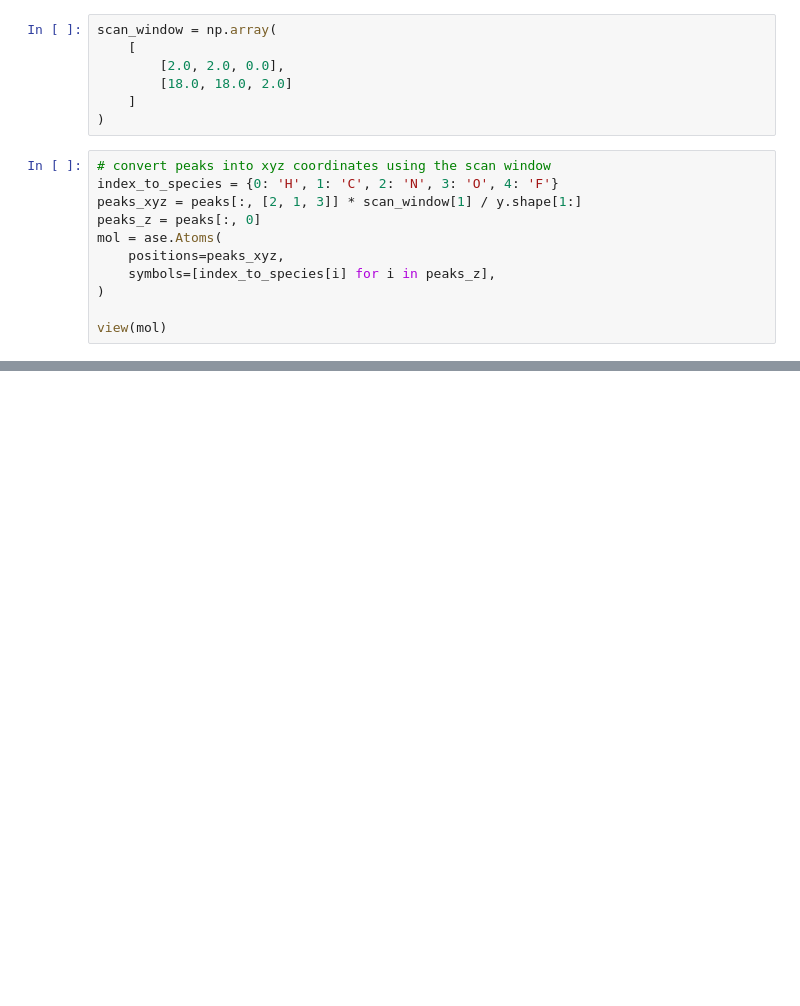
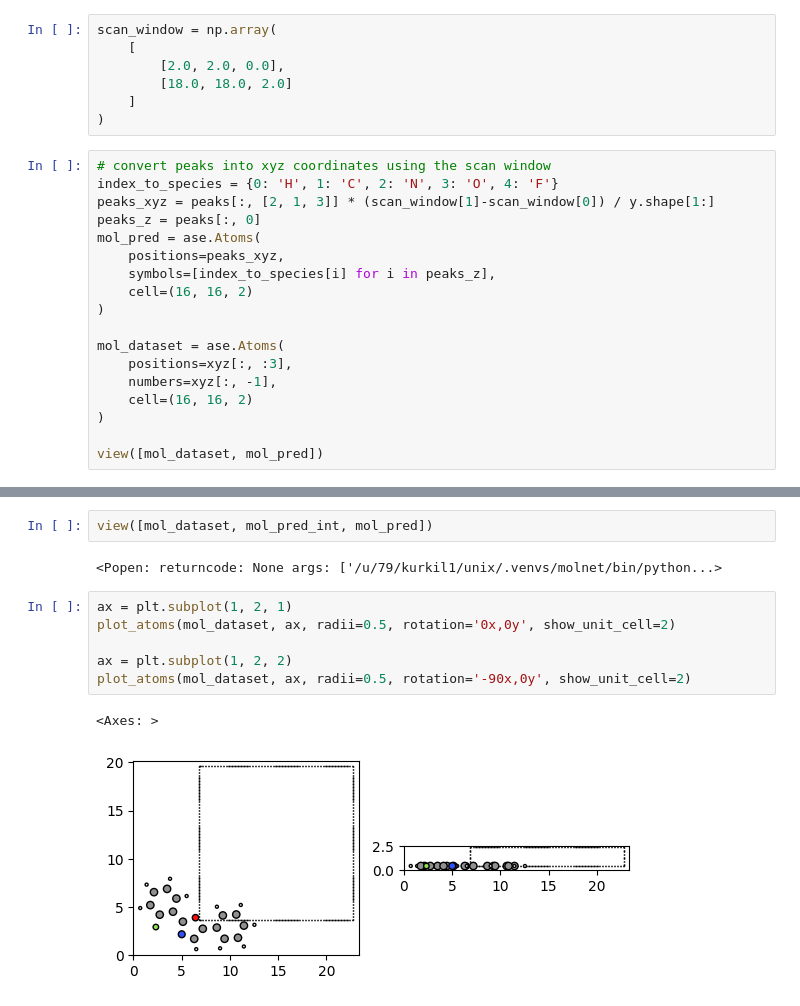
Before and after one commit to LauriKurki/molecule-net, a Jupyter notebook: notebooks/atom_map_to_molecule.ipynb, the cells around one changed output, grey strips where cells are left out. Saved outputs shown, nothing was run; the diff lists cells and outputs as text; blank space fills up the shorter version.

```diff
--- a/notebooks/atom_map_to_molecule.ipynb
+++ b/notebooks/atom_map_to_molecule.ipynb
@@ -54,12 +56,19 @@ scan_window = np.array(
 # %%
 # convert peaks into xyz coordinates using the scan window
 index_to_species = {0: 'H', 1: 'C', 2: 'N', 3: 'O', 4: 'F'}
-peaks_xyz = peaks[:, [2, 1, 3]] * scan_window[1] / y.shape[1:]
+peaks_xyz = peaks[:, [2, 1, 3]] * (scan_window[1]-scan_window[0]) / y.shape[1:]
 peaks_z = peaks[:, 0]
-mol = ase.Atoms(
+mol_pred = ase.Atoms(
     positions=peaks_xyz,
     symbols=[index_to_species[i] for i in peaks_z],
+    cell=(16, 16, 2)
 )
 
-view(mol)
+mol_dataset = ase.Atoms(
+    positions=xyz[:, :3],
+    numbers=xyz[:, -1],
+    cell=(16, 16, 2)
+)
+
+view([mol_dataset, mol_pred])
 # %% [output]
@@ -67,0 +108,13 @@ Atoms(symbols='CH2C3HCH3OHOFHCH', pbc=False)
+# %%
+view([mol_dataset, mol_pred_int, mol_pred])
+# %% [output]
+<Popen: returncode: None args: ['/u/79/kurkil1/unix/.venvs/molnet/bin/python...>
+# %%
+ax = plt.subplot(1, 2, 1)
+plot_atoms(mol_dataset, ax, radii=0.5, rotation='0x,0y', show_unit_cell=2)
+
+ax = plt.subplot(1, 2, 2)
+plot_atoms(mol_dataset, ax, radii=0.5, rotation='-90x,0y', show_unit_cell=2)
+# %% [output]
+<Axes: >
+[figure, added]
```
Also changed, not shown: parts of 8 cells of this notebook, 1 other file.
